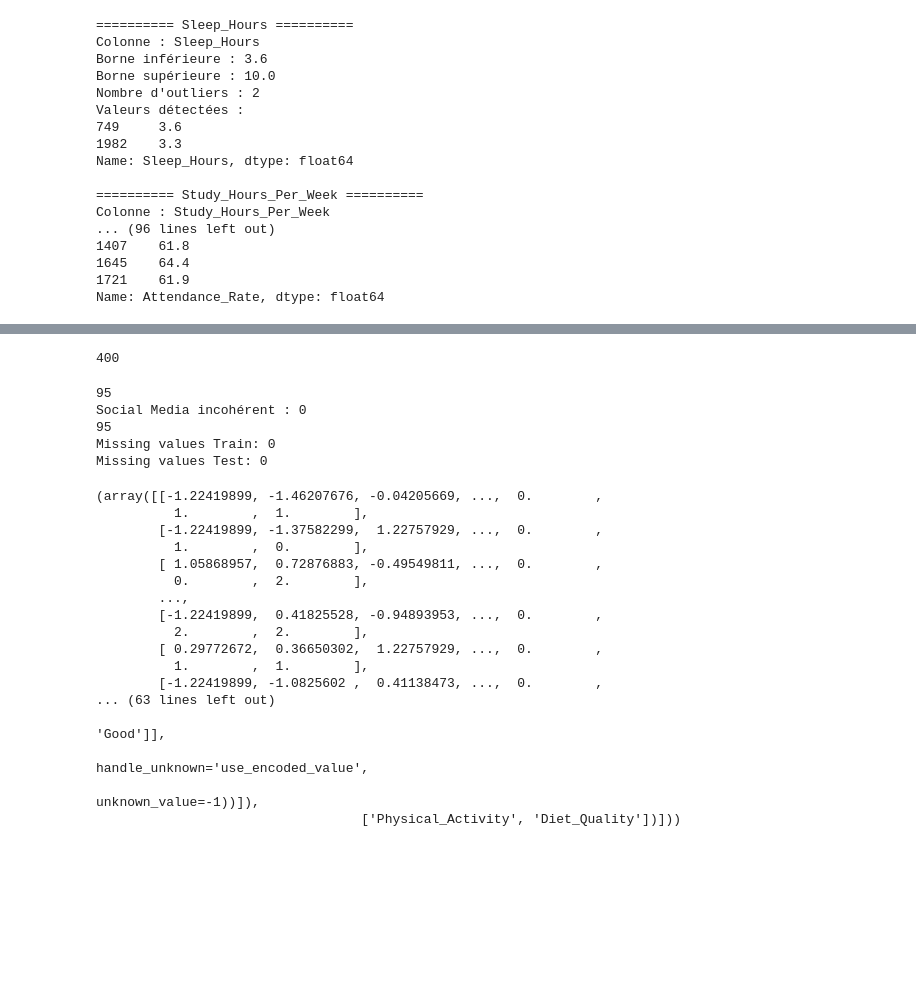
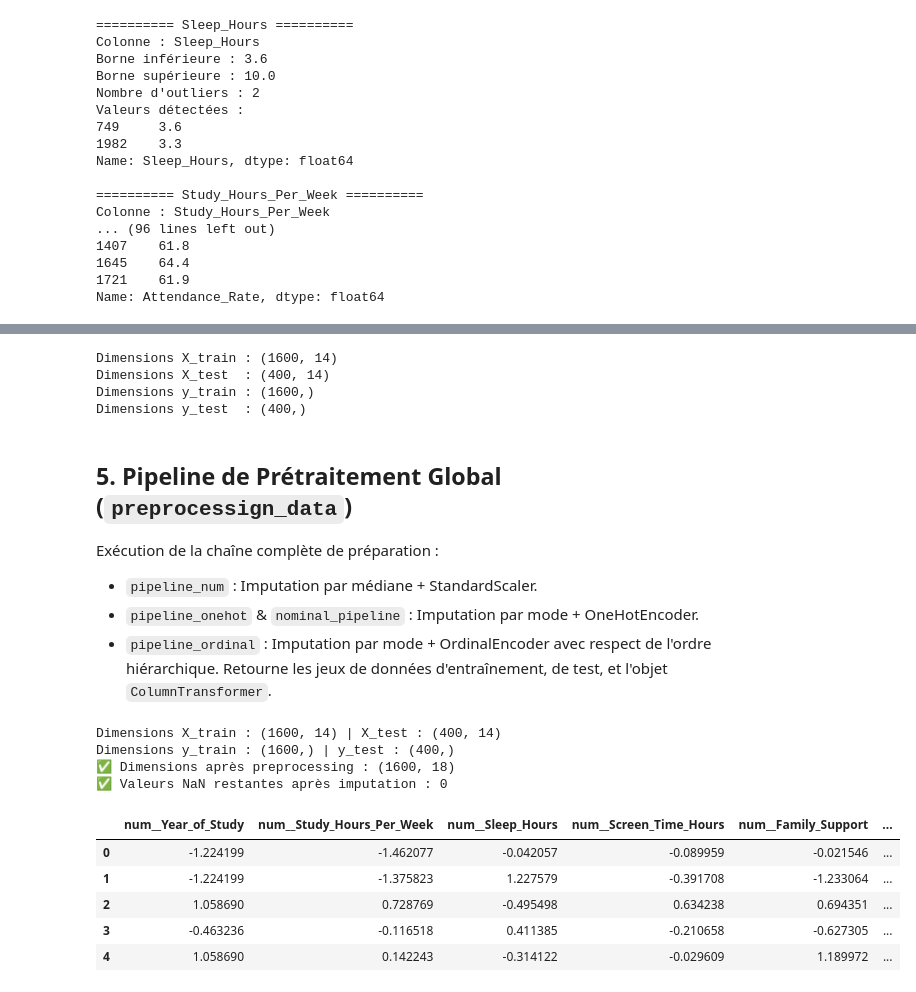
Before and after one commit to ZahirKaoutar/Sante-mentale-etudiant, a Jupyter notebook: notebooks/preprocessign.ipynb, the cells around one changed output, grey strips where cells are left out. Cells and saved outputs as stored; diff of their text form; code cells hidden in the pictures; blank space fills up the shorter version.

```diff
--- a/notebooks/preprocessign.ipynb
+++ b/notebooks/preprocessign.ipynb
@@ -88,33 +109,46 @@ Name: Attendance_Rate, dtype: float64
 # %%
-split_data(df)
-X_train, X_test, y_train, y_test=split_data(df)
-len(X_train)
-
-len(X_test)
+X_train, X_test, y_train, y_test = split_data(df)
+print(f"Dimensions X_train : {X_train.shape}")
+print(f"Dimensions X_test  : {X_test.shape}")
+print(f"Dimensions y_train : {y_train.shape}")
+print(f"Dimensions y_test  : {y_test.shape}")
 # %% [output]
-400
+Dimensions X_train : (1600, 14)
+Dimensions X_test  : (400, 14)
+Dimensions y_train : (1600,)
+Dimensions y_test  : (400,)
+# %% [markdown]
+## 5. Pipeline de Prétraitement Global (`preprocessign_data`)
+Exécution de la chaîne complète de préparation :
+- `pipeline_num` : Imputation par médiane + StandardScaler.
+- `pipeline_onehot` & `nominal_pipeline` : Imputation par mode + OneHotEncoder.
+- `pipeline_ordinal` : Imputation par mode + OrdinalEncoder avec respect de l'ordre hiérarchique.
+Retourne les jeux de données d'entraînement, de test, et l'objet `ColumnTransformer`.
 # %%
-preprocessign_data(df)
+
+X_train, X_test, y_train, y_test, preprocessor = preprocessign_data(df)
+
+print(f"Dimensions X_train : {X_train.shape} | X_test : {X_test.shape}")
+print(f"Dimensions y_train : {y_train.shape} | y_test : {y_test.shape}")
+
+X_train_processed = preprocessor.fit_transform(X_train)
+print(f" Dimensions après preprocessing : {X_train_processed.shape}")
+print(f"Valeurs NaN restantes après imputation : {np.isnan(X_train_processed).sum()}")
+
+# Conversion en DataFrame pour afficher le résultat nettoyé et sans NaN
+feature_names = preprocessor.get_feature_names_out()
+df_processed = pd.DataFrame(X_train_processed, columns=feature_names)
+
+# Aperçu propre des 5 premières lignes transformées (SANS AUCUN NaN)
+df_processed.head()
 # %% [output]
-95
-Social Media incohérent : 0
-95
-Missing values Train: 0
-Missing values Test: 0
+Dimensions X_train : (1600, 14) | X_test : (400, 14)
+Dimensions y_train : (1600,) | y_test : (400,)
+✅ Dimensions après preprocessing : (1600, 18)
+✅ Valeurs NaN restantes après imputation : 0
-(array([[-1.22419899, -1.46207676, -0.04205669, ...,  0.        ,
-          1.        ,  1.        ],
-        [-1.22419899, -1.37582299,  1.22757929, ...,  0.        ,
-          1.        ,  0.        ],
-        [ 1.05868957,  0.72876883, -0.49549811, ...,  0.        ,
-          0.        ,  2.        ],
-        ...,
-        [-1.22419899,  0.41825528, -0.94893953, ...,  0.        ,
-          2.        ,  2.        ],
-        [ 0.29772672,  0.36650302,  1.22757929, ...,  0.        ,
-          1.        ,  1.        ],
-        [-1.22419899, -1.0825602 ,  0.41138473, ...,  0.        ,
-... (63 lines left out)
-                                                                               'Good']],
-                                                                  handle_unknown='use_encoded_value',
-                                                                  unknown_value=-1))]),
-                                  ['Physical_Activity', 'Diet_Quality'])]))
+|  | num__Year_of_Study | num__Study_Hours_Per_Week | num__Sleep_Hours | num__Screen_Time_Hours | num__Family_Support | ... |
+| 0 | -1.224199 | -1.462077 | -0.042057 | -0.089959 | -0.021546 | ... |
+| 1 | -1.224199 | -1.375823 | 1.227579 | -0.391708 | -1.233064 | ... |
+| 2 | 1.058690 | 0.728769 | -0.495498 | 0.634238 | 0.694351 | ... |
+| 3 | -0.463236 | -0.116518 | 0.411385 | -0.210658 | -0.627305 | ... |
+| 4 | 1.058690 | 0.142243 | -0.314122 | -0.029609 | 1.189972 | ... |
```
Also changed, not shown: parts of 8 cells of this notebook, 15 other files.
